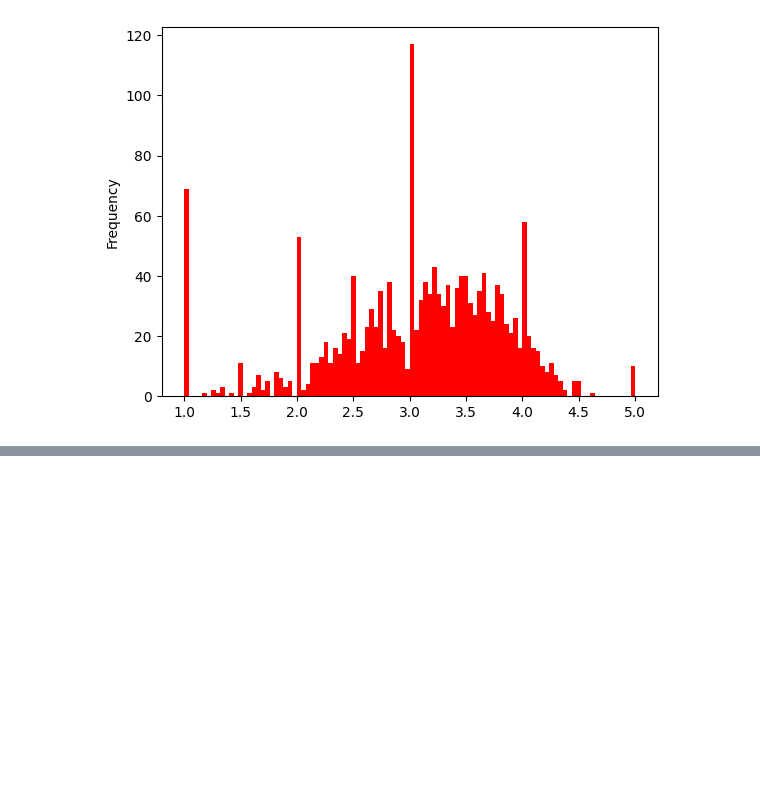
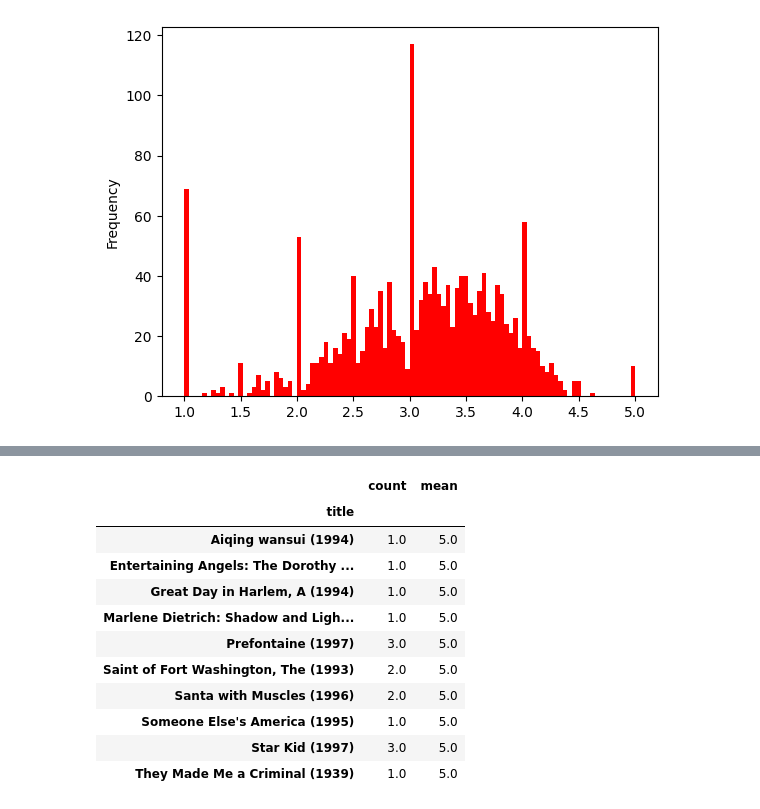
Before and after one commit to Devansh-Gupta-Official/movie-recommender-system, a Jupyter notebook: movie-recommender.ipynb, the cells around one changed output, grey strips where cells are left out. Cells and saved outputs as stored; diff of their text form; code cells hidden in the pictures; blank space fills up the shorter version.

```diff
--- a/movie-recommender.ipynb
+++ b/movie-recommender.ipynb
@@ -236,0 +242,15 @@ df_rating['mean'].plot(bins=100, kind='hist',color='red')
+# %%
+df_rating[df_rating['mean']==5]
+# %% [output]
+|  | count | mean |
+| title |  |  |
+| Aiqing wansui (1994) | 1.0 | 5.0 |
+| Entertaining Angels: The Dorothy ... | 1.0 | 5.0 |
+| Great Day in Harlem, A (1994) | 1.0 | 5.0 |
+| Marlene Dietrich: Shadow and Ligh... | 1.0 | 5.0 |
+| Prefontaine (1997) | 3.0 | 5.0 |
+| Saint of Fort Washington, The (1993) | 2.0 | 5.0 |
+| Santa with Muscles (1996) | 2.0 | 5.0 |
+| Someone Else's America (1995) | 1.0 | 5.0 |
+| Star Kid (1997) | 3.0 | 5.0 |
+| They Made Me a Criminal (1939) | 1.0 | 5.0 |
```
Also changed, not shown: parts of 3 cells of this notebook.
